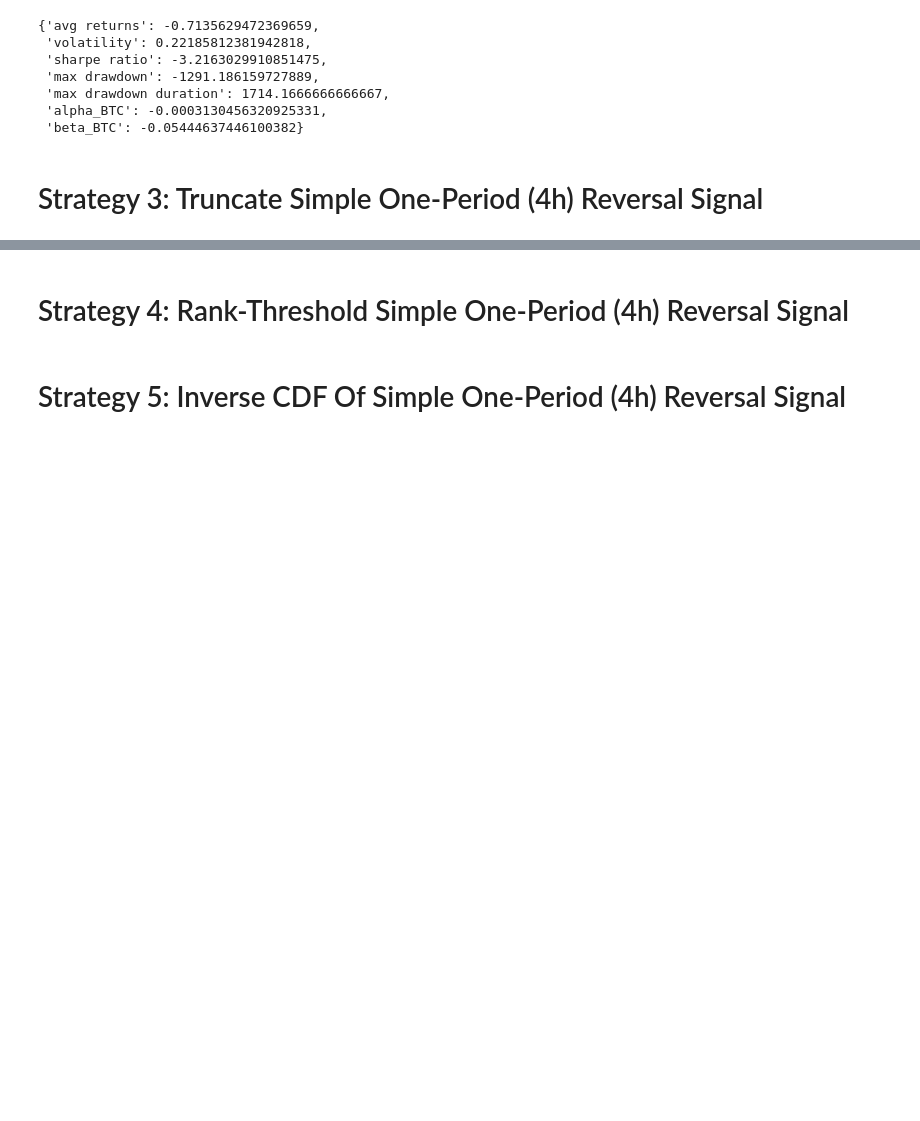
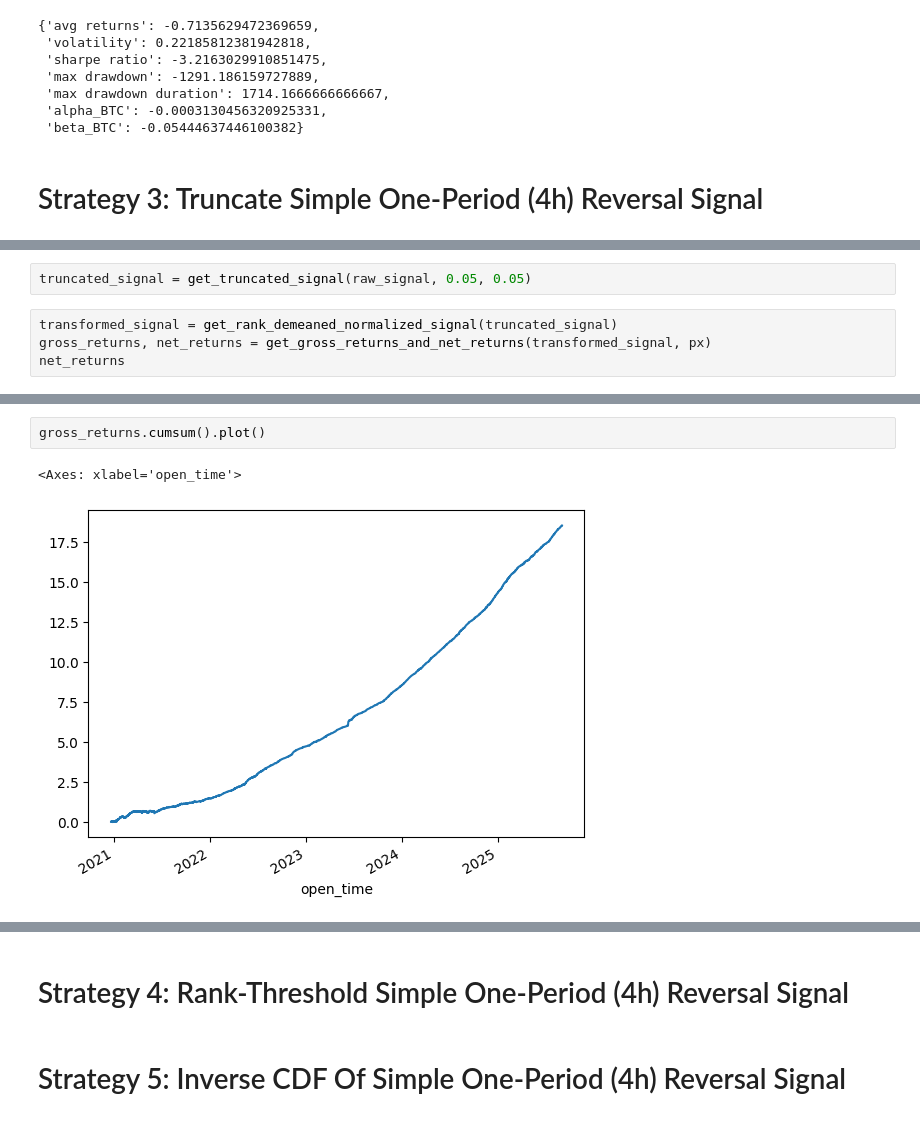
Before and after one commit to wbchristerson/crypto-strategies, a Jupyter notebook: class_project.ipynb, the cells around one changed output, grey strips where cells are left out. Cells and saved outputs as stored; diff of their text form; blank space fills up the shorter version.

```diff
--- a/class_project.ipynb
+++ b/class_project.ipynb
@@ -332,0 +393,6 @@ Intel MKL WARNING: Support of Intel(R) Streaming SIMD Extensions 4.2 (Intel(R) S
+# %%
+truncated_signal = get_truncated_signal(raw_signal, 0.05, 0.05)
+# %%
+transformed_signal = get_rank_demeaned_normalized_signal(truncated_signal)
+gross_returns, net_returns = get_gross_returns_and_net_returns(transformed_signal, px)
+net_returns
@@ -332,0 +413,5 @@ Intel MKL WARNING: Support of Intel(R) Streaming SIMD Extensions 4.2 (Intel(R) S
+# %%
+gross_returns.cumsum().plot()
+# %% [output]
+<Axes: xlabel='open_time'>
+[figure, added]
```
Also changed, not shown: parts of 25 cells of this notebook.
